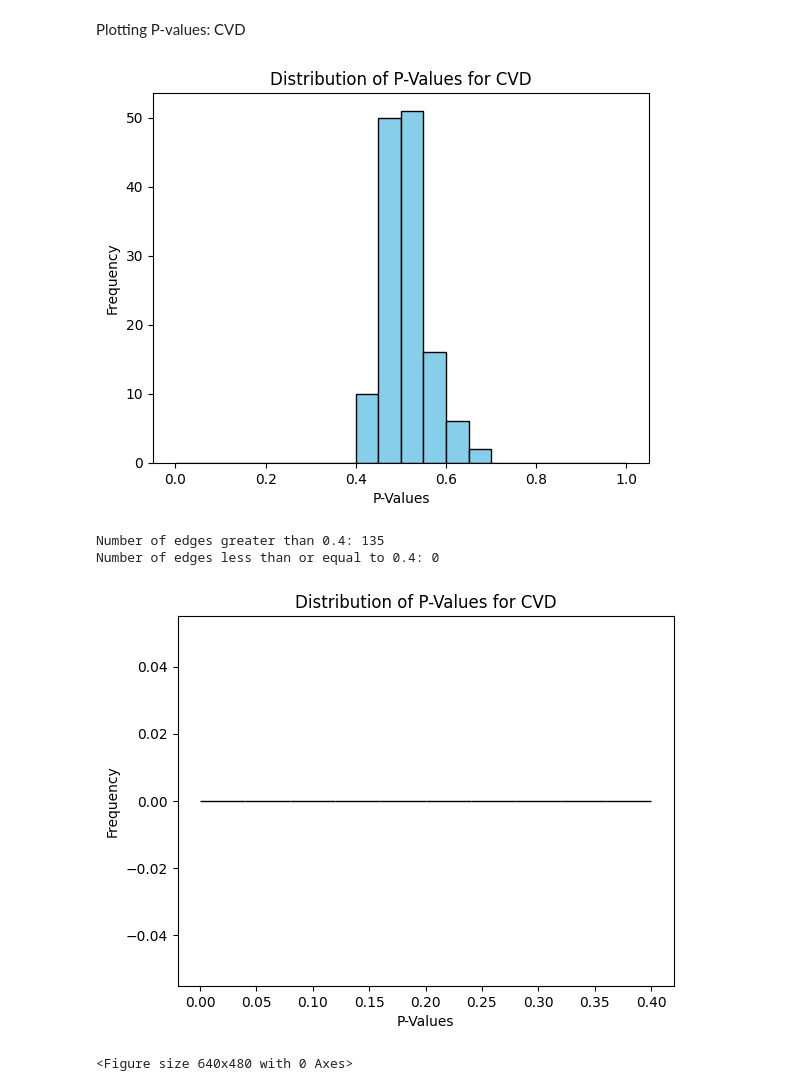
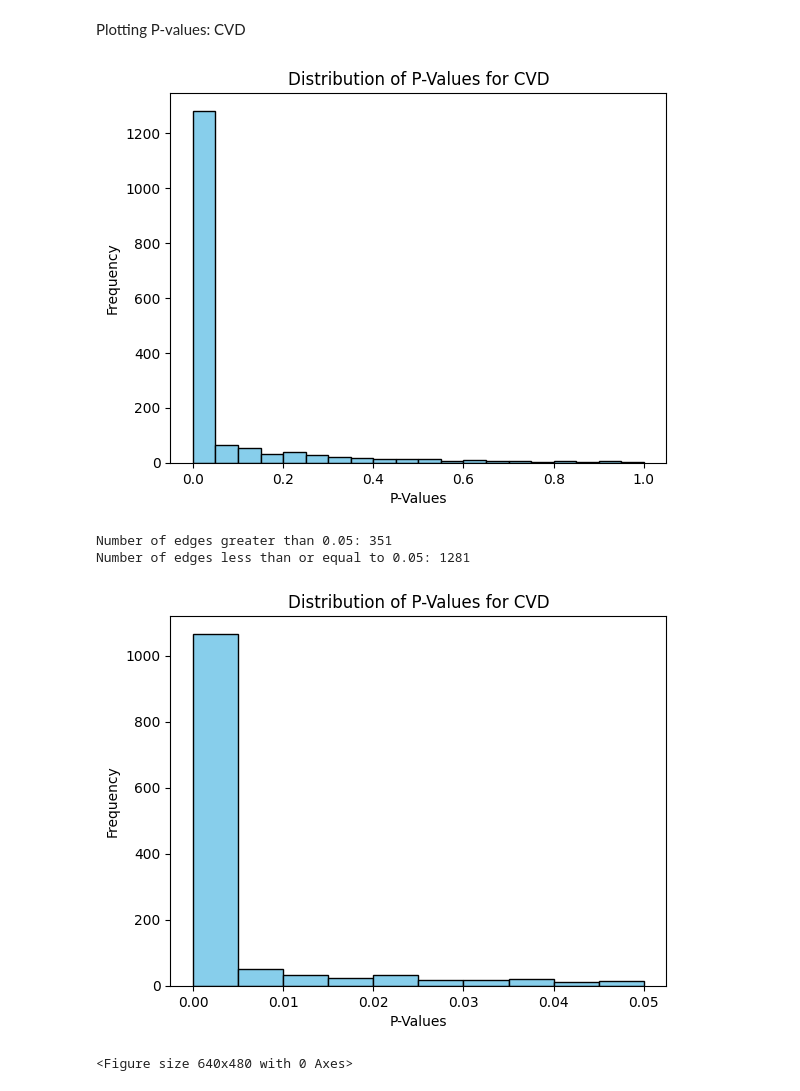
Before and after one commit to AngelaKoloi/Causal-Modeling-Depression-CVD, a Jupyter notebook: Mediation/notebooks/4_network.ipynb, the cells around one changed output. Cells and saved outputs as stored; diff of their text form; code cells hidden in the pictures.

```diff
--- a/Mediation/notebooks/4_network.ipynb
+++ b/Mediation/notebooks/4_network.ipynb
@@ -218,8 +528,8 @@ df_combined_100.to_csv('atr_p_values_100.csv', index=False)
 # %% [markdown]
 Plotting P-values: Depression
 # %%
-df = pd.read_csv('atr_p_values.csv')
-df_depr_plot = df.dropna(subset=['Depression Attribute'])
+df = pd.read_csv('data/combined_results_1000.csv')
+df_depr_plot = df[df['Comparison'] != 'CVD vs NMR']
 p_value_list_depr = df_depr_plot['P-Value'].tolist()
 
 plt.hist(p_value_list_depr, bins=20, color='skyblue', edgecolor='black', range=(0, 1))
@@ -229,13 +539,13 @@ plt.title('Distribution of P-Values for Depression')
 plt.show()
 plt.savefig('plots/depr_p_val.png', dpi=300)
 
-threshold = 0.4
+threshold = 0.05
 greater_than_thresh_depr = len([p_value for p_value in p_value_list_depr if p_value > threshold])
 less_than_thresh_depr = len([p_value for p_value in p_value_list_depr if p_value < threshold])
-print("Number of edges greater than 0.4:", greater_than_thresh_depr)
-print("Number of edges less than or equal to 0.4:", less_than_thresh_depr)
+print("Number of edges greater than 0.05:", greater_than_thresh_depr)
+print("Number of edges less than or equal to 0.05:", less_than_thresh_depr)
 
-plt.hist(p_value_list_depr, bins=10, color='skyblue', edgecolor='black', range=(0, 0.5))
+plt.hist(p_value_list_depr, bins=10, color='skyblue', edgecolor='black', range=(0, 0.05))
 plt.xlabel('P-Values')
 plt.ylabel('Frequency')
 plt.title('Distribution of P-Values for Depression')
@@ -250,32 +560,32 @@ Number of edges less than or equal to 0.4: 0
 # %% [markdown]
 Plotting P-values: CVD
 # %%
-df = pd.read_csv('outputs/atr_p_values.csv')
-df_cvd_plot = df.dropna(subset=['CVD Attribute'])
-p_value_list_cvd = df_cvd_plot['P-Value'].tolist()
+df = pd.read_csv('data/combined_results_1000.csv')
+df_cvd_plot = df[df['Comparison'] != 'Depression vs NMR']
+p_value_list_cvd = df_depr_plot['P-Value'].tolist()
 
 plt.hist(p_value_list_cvd, bins=20, color='skyblue', edgecolor='black', range=(0, 1))
 plt.xlabel('P-Values')
 plt.ylabel('Frequency')
 plt.title('Distribution of P-Values for CVD')
 plt.show()
 plt.savefig('plots/cvd_p_val.png', dpi=300)
 
-threshold = 0.4
+threshold = 0.05
 greater_than_thresh_cvd = len([p_value for p_value in p_value_list_cvd if p_value > threshold])
 less_than_thresh_cvd = len([p_value for p_value in p_value_list_cvd if p_value < threshold])
-print("Number of edges greater than 0.4:", greater_than_thresh_cvd)
-print("Number of edges less than or equal to 0.4:", less_than_thresh_cvd)
+print("Number of edges greater than 0.05:", greater_than_thresh_cvd)
+print("Number of edges less than or equal to 0.05:", less_than_thresh_cvd)
 
-plt.hist(p_value_list_cvd, bins=10, color='skyblue', edgecolor='black', range=(0, 0.4))
+plt.hist(p_value_list_cvd, bins=10, color='skyblue', edgecolor='black', range=(0, 0.05))
 plt.xlabel('P-Values')
 plt.ylabel('Frequency')
 plt.title('Distribution of P-Values for CVD')
 plt.show()
 plt.savefig('plots/cvd_p_val_close.png', dpi=300)
 # %% [output]
-[figure, old version]
+[figure, new version]
-Number of edges greater than 0.4: 135
-Number of edges less than or equal to 0.4: 0
+Number of edges greater than 0.05: 351
+Number of edges less than or equal to 0.05: 1281
-[figure, old version]
+[figure, new version]
 <Figure size 640x480 with 0 Axes>
```
Also changed, not shown: parts of 15 cells of this notebook, 5 other files.
